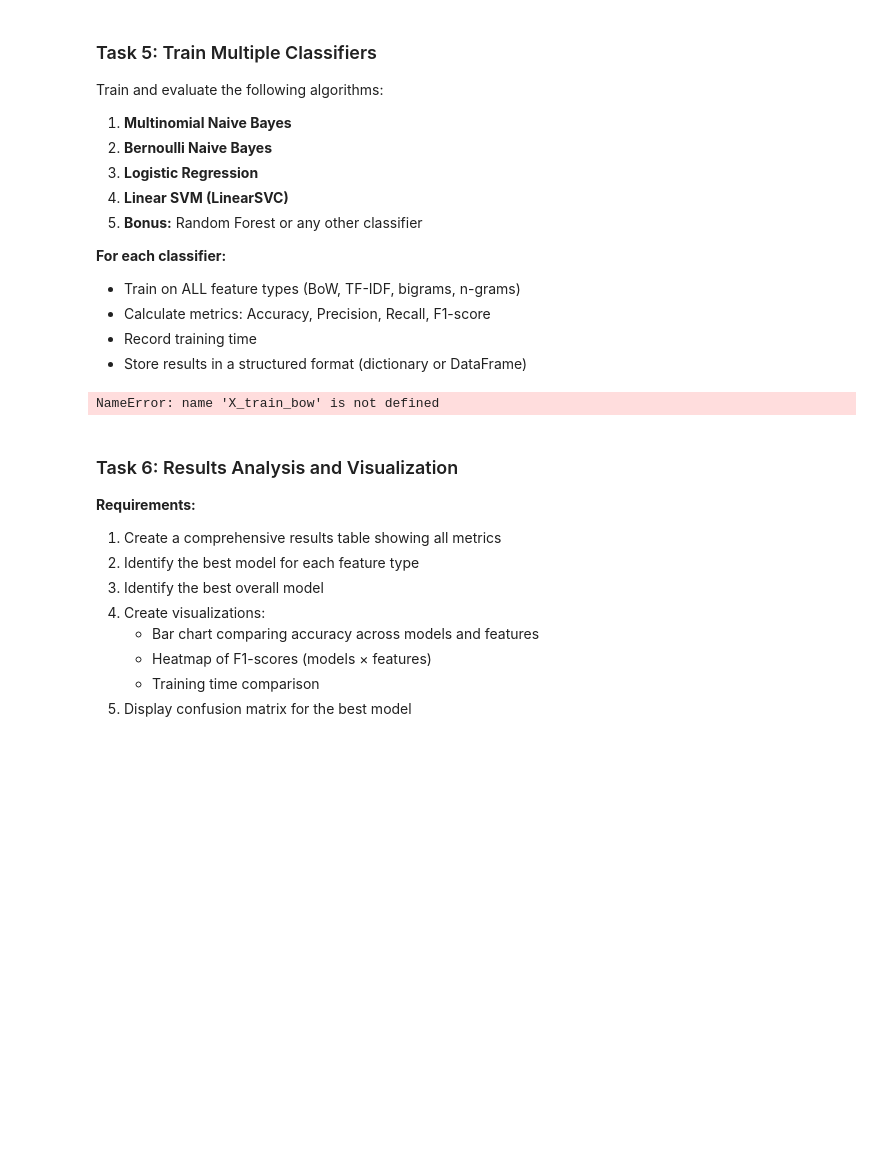
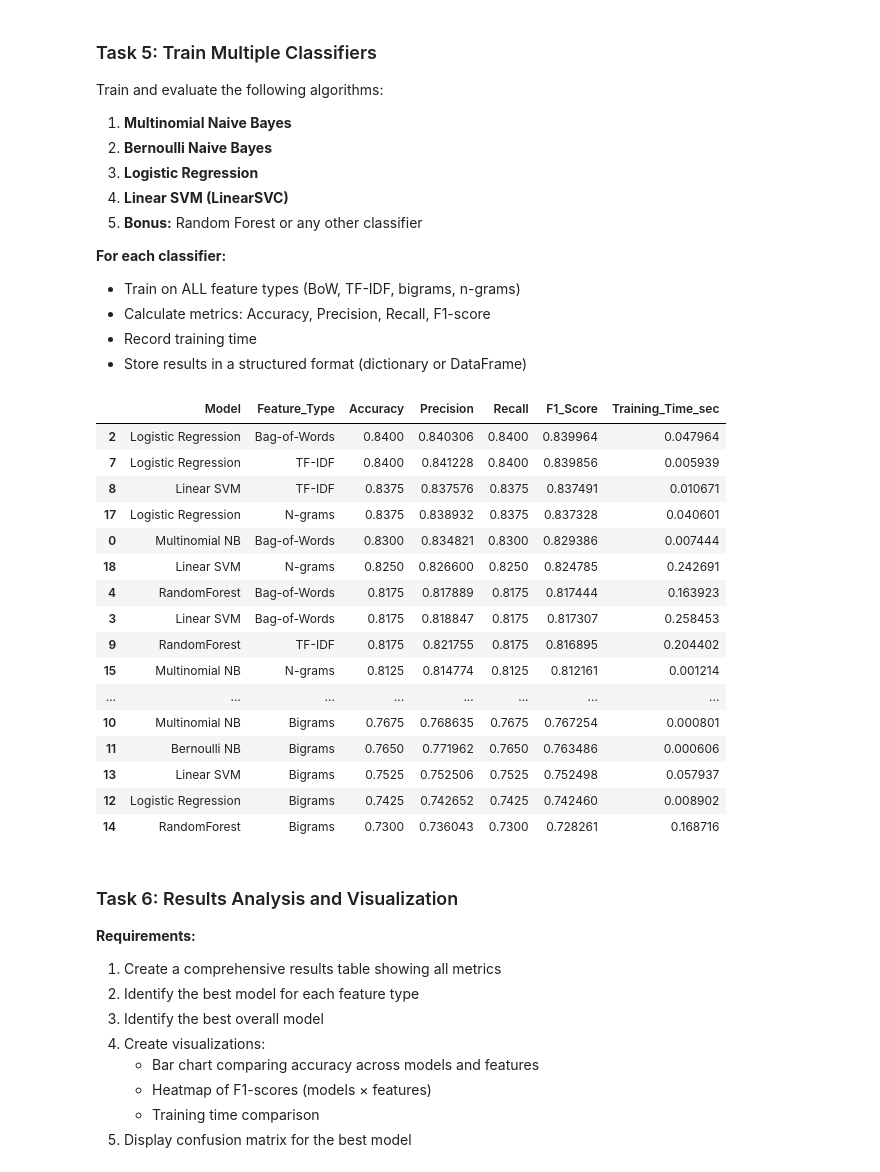
Before and after one commit to gooners006/MSE, a Jupyter notebook: NLP501/NLP_Lab02_Extra_Requirements.ipynb, the cells around one changed output. Drawn from its saved outputs; the diff is of its cells as text; code cells hidden in the pictures; blank space fills up the shorter version.

```diff
--- a/NLP501/NLP_Lab02_Extra_Requirements.ipynb
+++ b/NLP501/NLP_Lab02_Extra_Requirements.ipynb
@@ -524,30 +766,68 @@ def train_and_evaluate(model, X_train, X_test, y_train, y_test, model_name, feat
 # %%
 # TODO: Train all models on all feature types
 
 results = []
 
 models = {
-    'Multinomial NB': MultinomialNB(),
-    'Bernoulli NB': BernoulliNB(),
-    'Logistic Regression': LogisticRegression(max_iter=1000),
-    'Linear SVM': LinearSVC(max_iter=1000)
+    "Multinomial NB": MultinomialNB(),
+    "Bernoulli NB": BernoulliNB(),
+    "Logistic Regression": LogisticRegression(max_iter=1000),
+    "Linear SVM": LinearSVC(max_iter=1000),
+    "RandomForest": RandomForestClassifier(
+        n_estimators=200, random_state=42, n_jobs=-1
+    ),
 }
 
 feature_sets = {
-    'Bag-of-Words': (X_train_bow, X_test_bow),
-    'TF-IDF': (X_train_tfidf, X_test_tfidf),
-    'Bigrams': (X_train_bigram, X_test_bigram),
-    'N-grams': (X_train_ngram, X_test_ngram)
+    "Bag-of-Words": (X_train_bow, X_test_bow),
+    "TF-IDF": (X_train_tfidf, X_test_tfidf),
+    "Bigrams": (X_train_bigram, X_test_bigram),
+    "N-grams": (X_train_ngram, X_test_ngram),
 }
 
 # Loop through all combinations of models and features
 # Use train_and_evaluate function
 # Append results to list
 
 # Convert results to DataFrame for easy analysis
 # results_df = pd.DataFrame(results)
+
+# Train all models on all feature types
+results = []
+
+for feature_name, (Xtr, Xte) in feature_sets.items():
+    for model_name, model in models.items():
+        result = train_and_evaluate(
+            model=model,
+            X_train=Xtr,
+            X_test=Xte,
+            y_train=y_train_enc,
+            y_test=y_test_enc,
+            model_name=model_name,
+            feature_name=feature_name,
+        )
+        results.append(result)
+
+# Convert results to DataFrame for easy analysis
+results_df = pd.DataFrame(results)
 # %% [output]
-NameError: name 'X_train_bow' is not defined
+|  | Model | Feature_Type | Accuracy | Precision | Recall | F1_Score | Training_Time_sec |
+| 2 | Logistic Regression | Bag-of-Words | 0.8400 | 0.840306 | 0.8400 | 0.839964 | 0.047964 |
+| 7 | Logistic Regression | TF-IDF | 0.8400 | 0.841228 | 0.8400 | 0.839856 | 0.005939 |
+| 8 | Linear SVM | TF-IDF | 0.8375 | 0.837576 | 0.8375 | 0.837491 | 0.010671 |
+| 17 | Logistic Regression | N-grams | 0.8375 | 0.838932 | 0.8375 | 0.837328 | 0.040601 |
+| 0 | Multinomial NB | Bag-of-Words | 0.8300 | 0.834821 | 0.8300 | 0.829386 | 0.007444 |
+| 18 | Linear SVM | N-grams | 0.8250 | 0.826600 | 0.8250 | 0.824785 | 0.242691 |
+| 4 | RandomForest | Bag-of-Words | 0.8175 | 0.817889 | 0.8175 | 0.817444 | 0.163923 |
+| 3 | Linear SVM | Bag-of-Words | 0.8175 | 0.818847 | 0.8175 | 0.817307 | 0.258453 |
+| 9 | RandomForest | TF-IDF | 0.8175 | 0.821755 | 0.8175 | 0.816895 | 0.204402 |
+| 15 | Multinomial NB | N-grams | 0.8125 | 0.814774 | 0.8125 | 0.812161 | 0.001214 |
+| ... | ... | ... | ... | ... | ... | ... | ... |
+| 10 | Multinomial NB | Bigrams | 0.7675 | 0.768635 | 0.7675 | 0.767254 | 0.000801 |
+| 11 | Bernoulli NB | Bigrams | 0.7650 | 0.771962 | 0.7650 | 0.763486 | 0.000606 |
+| 13 | Linear SVM | Bigrams | 0.7525 | 0.752506 | 0.7525 | 0.752498 | 0.057937 |
+| 12 | Logistic Regression | Bigrams | 0.7425 | 0.742652 | 0.7425 | 0.742460 | 0.008902 |
+| 14 | RandomForest | Bigrams | 0.7300 | 0.736043 | 0.7300 | 0.728261 | 0.168716 |
 # %% [markdown]
 ### Task 6: Results Analysis and Visualization
 
```
Also changed, not shown: parts of 18 cells of this notebook, 5 other files.
